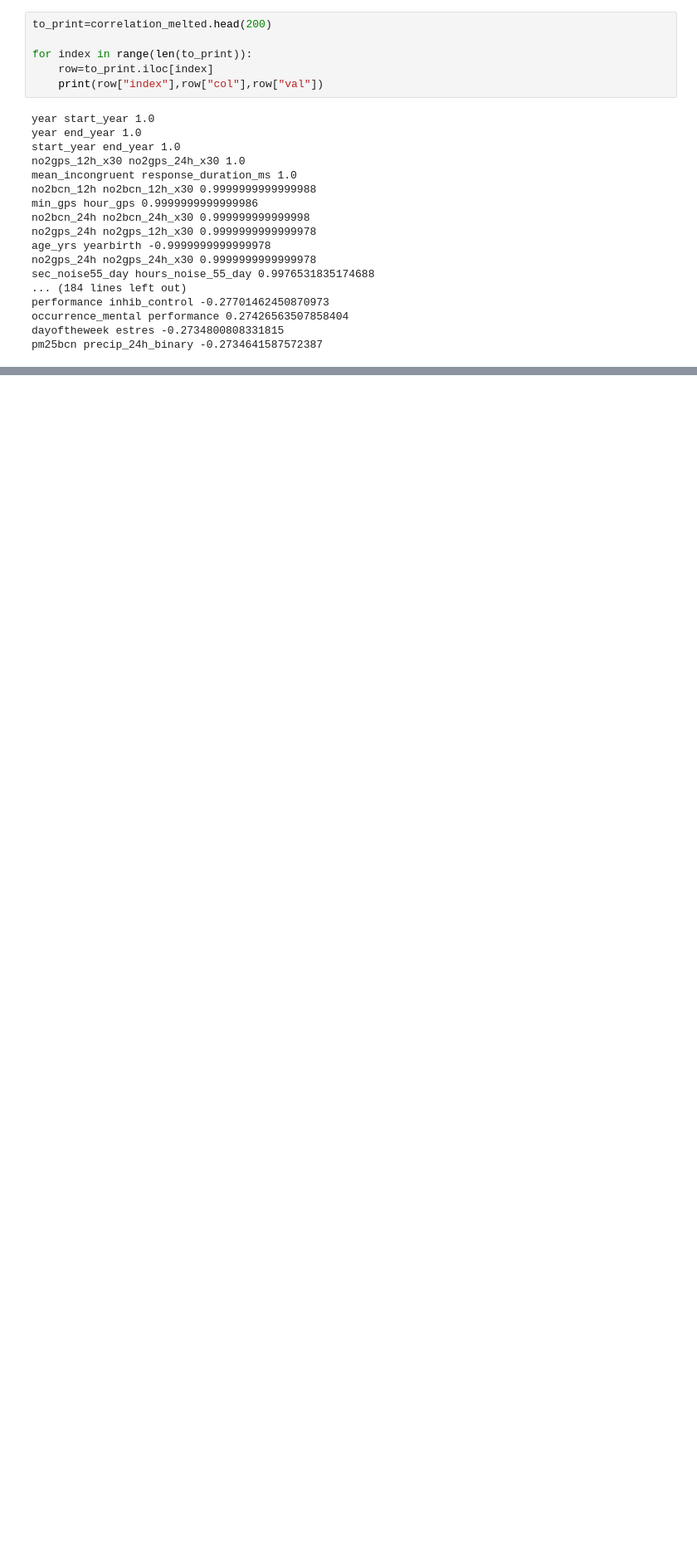
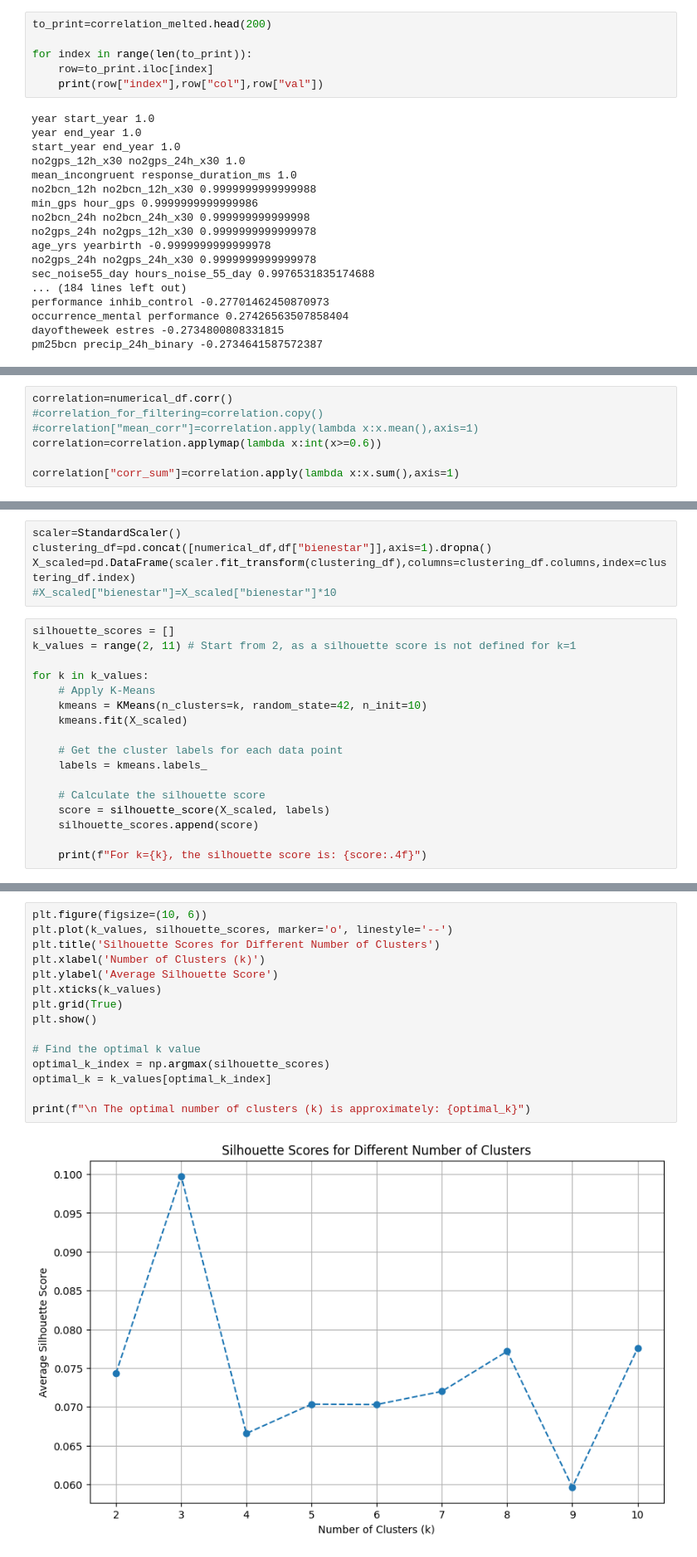
Before and after one commit to shashwat1237/Air-Pollution-and-Mental-Health, a Jupyter notebook: Untitled.ipynb, the cells around one changed output, grey strips where cells are left out. Shown: that part at 83% size. Drawn from its saved outputs; the diff is of its cells as text; blank space fills up the shorter version.

```diff
--- a/Untitled.ipynb
+++ b/Untitled.ipynb
@@ -202,0 +214,7 @@ pm25bcn precip_24h_binary -0.2734641587572387
+# %%
+correlation=numerical_df.corr()
+#correlation_for_filtering=correlation.copy()
+#correlation["mean_corr"]=correlation.apply(lambda x:x.mean(),axis=1)
+correlation=correlation.applymap(lambda x:int(x>=0.6))
+
+correlation["corr_sum"]=correlation.apply(lambda x:x.sum(),axis=1)
@@ -202,0 +287,22 @@ pm25bcn precip_24h_binary -0.2734641587572387
+# %%
+scaler=StandardScaler()
+clustering_df=pd.concat([numerical_df,df["bienestar"]],axis=1).dropna()
+X_scaled=pd.DataFrame(scaler.fit_transform(clustering_df),columns=clustering_df.columns,index=clustering_df.index)
+#X_scaled["bienestar"]=X_scaled["bienestar"]*10
+# %%
+silhouette_scores = []
+k_values = range(2, 11) # Start from 2, as a silhouette score is not defined for k=1
+
+for k in k_values:
+    # Apply K-Means
+    kmeans = KMeans(n_clusters=k, random_state=42, n_init=10)
+    kmeans.fit(X_scaled)
+
+    # Get the cluster labels for each data point
+    labels = kmeans.labels_
+
+    # Calculate the silhouette score
+    score = silhouette_score(X_scaled, labels)
+    silhouette_scores.append(score)
+
+    print(f"For k={k}, the silhouette score is: {score:.4f}")
@@ -202,0 +319,17 @@ pm25bcn precip_24h_binary -0.2734641587572387
+# %%
+plt.figure(figsize=(10, 6))
+plt.plot(k_values, silhouette_scores, marker='o', linestyle='--')
+plt.title('Silhouette Scores for Different Number of Clusters')
+plt.xlabel('Number of Clusters (k)')
+plt.ylabel('Average Silhouette Score')
+plt.xticks(k_values)
+plt.grid(True)
+plt.show()
+
+# Find the optimal k value
+optimal_k_index = np.argmax(silhouette_scores)
+optimal_k = k_values[optimal_k_index]
+
+print(f"\n The optimal number of clusters (k) is approximately: {optimal_k}")
+# %% [output]
+[figure, added]
```
Also changed, not shown: parts of 16 cells of this notebook.
